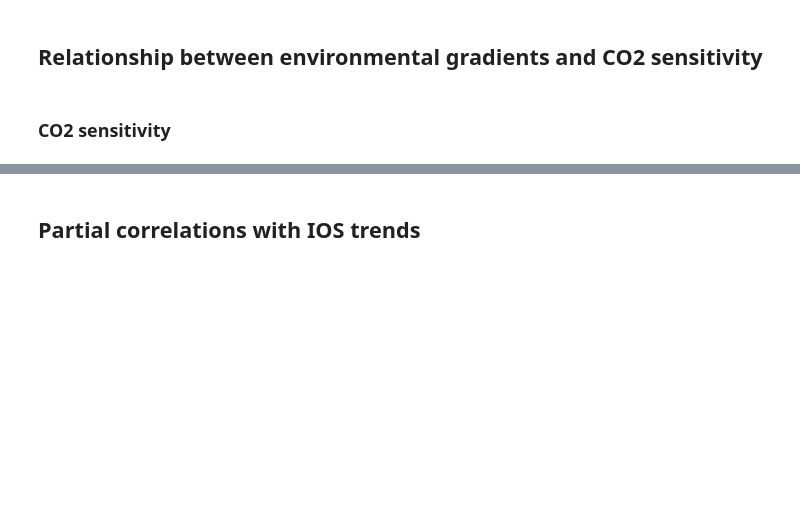
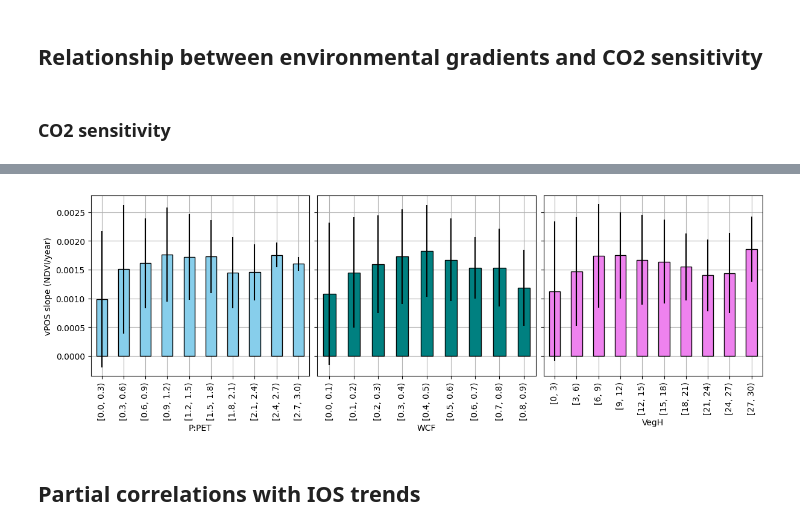
Before and after one commit to cbur24/Aus_phenology, a Jupyter notebook: notebooks/4_Summarise_perpixel_attribution.ipynb, the cells around one changed output, grey strips where cells are left out. Drawn from its saved outputs; the diff is of its cells as text; code cells hidden in the pictures; blank space fills up the shorter version.

```diff
--- a/notebooks/4_Summarise_perpixel_attribution.ipynb
+++ b/notebooks/4_Summarise_perpixel_attribution.ipynb
@@ -224,23 +247,25 @@ co2_df = co2_df.dropna()
 # %%
-vars = ['P:PET', 'trees', 'grass']
+vars = ['P:PET', 'WCF', 'VegH']
 bins = [
-    np.arange(0,4.25, 0.25),
+    np.arange(0,3.3,0.3),
     np.arange(0,1, 0.1),
-    np.arange(0,1, 0.1)
+    np.arange(0,33, 3)
 ]
+cls = ['skyblue', 'teal', 'violet']
 fig,axes=plt.subplots(1,3, figsize=(12,4),  layout='constrained', sharey=True)
 
-for v,b,ax in zip(vars,bins, axes.ravel()):
-    # bins=[0,0.1,0.2,0.3,0.4,0.5,0.6,0.7,0.8,0.9]
-    bins = pd.cut(co2_df[v], bins=b, right=False)
-    grouped = co2_df.groupby(bins)['PLS_coefficent'].mean()
-
-    grouped.plot(kind='bar', color='skyblue', edgecolor='black', ax=ax)
-
-    # Add labels and title
+for v,b,ax,c in zip(vars,bins, axes.ravel(), cls):
+    bins = pd.cut(vPOS_df[v], bins=b, right=False)
+    grouped = vPOS_df.groupby(bins, observed=True)['vPOS_slope'].mean()
+    stddev = vPOS_df.groupby(bins, observed=True)['vPOS_slope'].std()
+    grouped.plot(kind='bar', color=c, edgecolor='black', ax=ax, zorder=10, yerr=stddev)
     ax.set_xlabel(v)
-
-    ax.set_ylabel('Mean CO2 PLS regression coefficient');
+    ax.grid(zorder=-10)
+    ax.set_ylabel('vPOS slope (NDVI/year)');
+fig.savefig(f'/g/data/os22/chad_tmp/Aus_phenology/results/figs/vPOS_slope_enviro_gradients_bins_AusENDVI.png',
+            bbox_inches='tight', dpi=300)
+# %% [output]
+[figure, added]
 # %% [markdown]
 ## Partial correlations with IOS trends
 # %%
```
Also changed, not shown: parts of 12 cells of this notebook, 3 other files.
